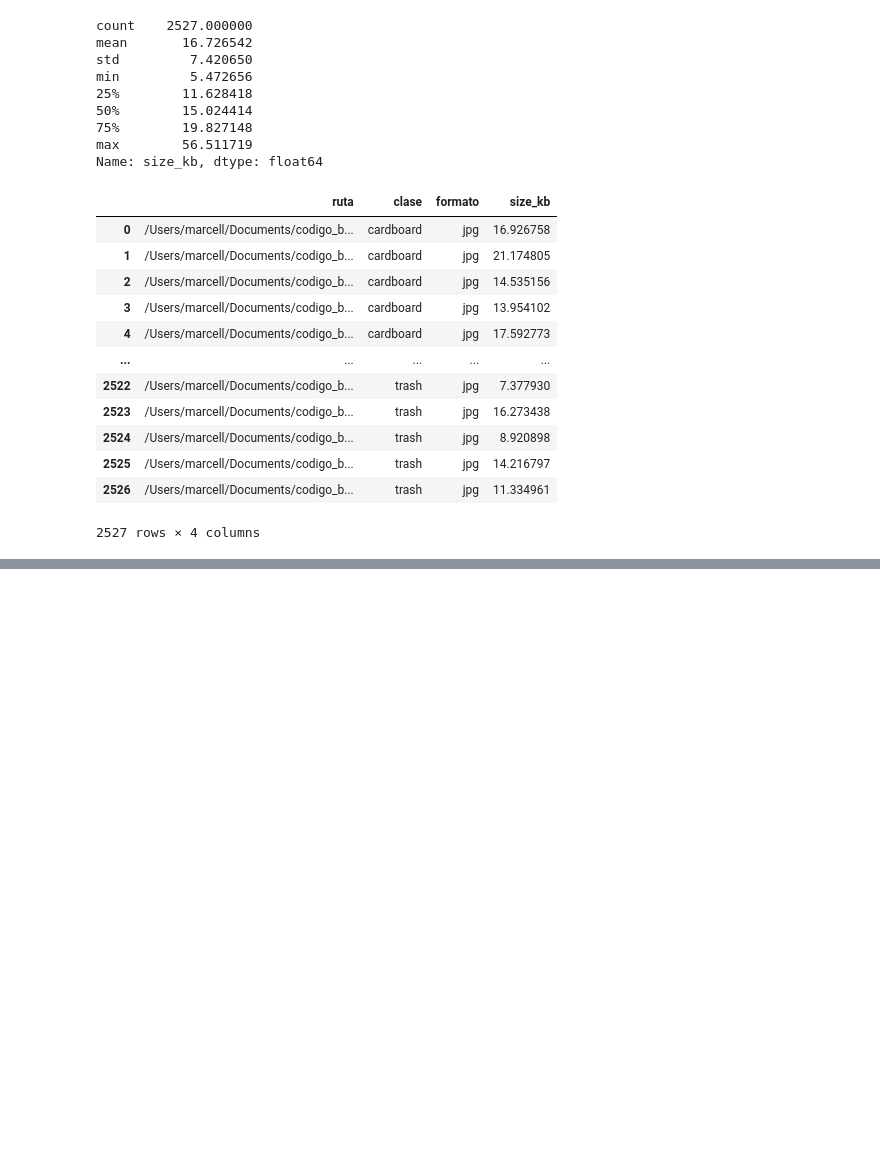
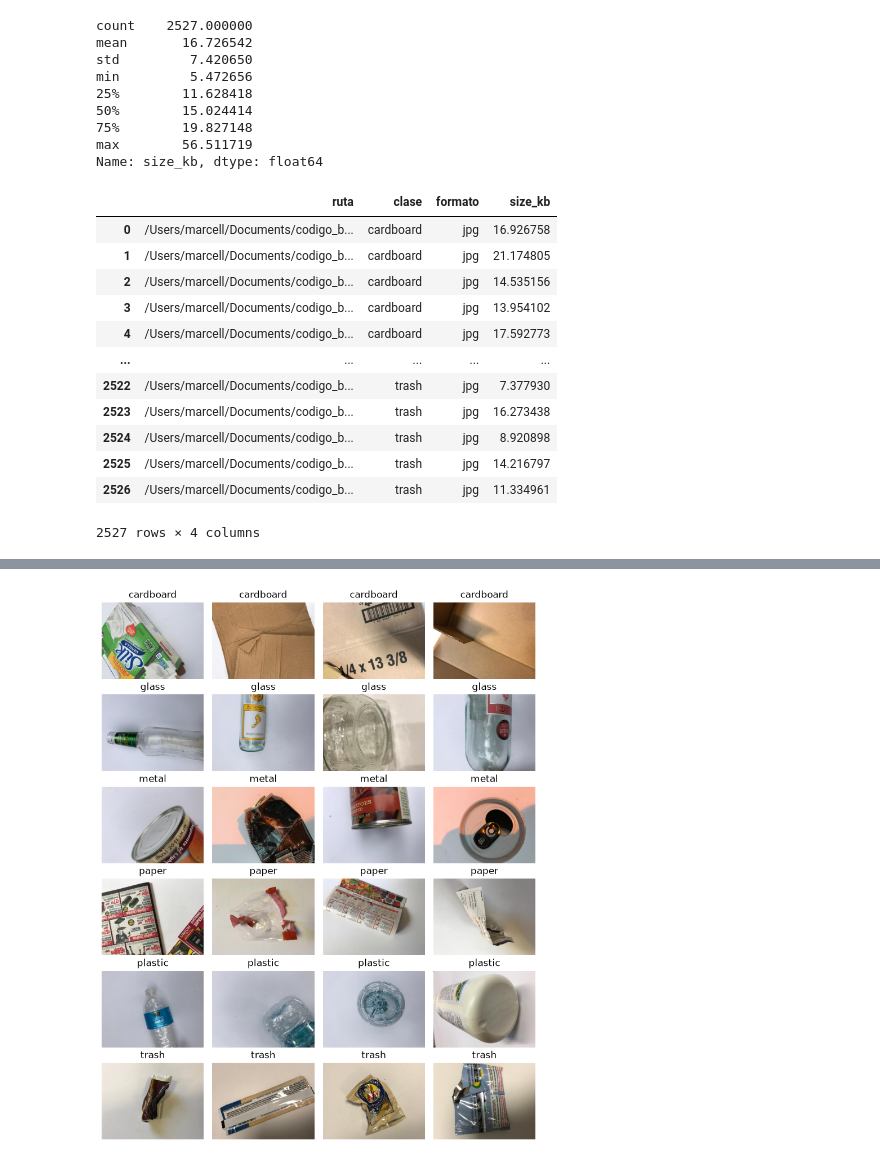
Before and after one commit to marcell-llerena/datascience-g8, a Jupyter notebook: notebooks/20260826_32_EDA_2.ipynb, the cells around one changed output, grey strips where cells are left out. Saved outputs shown, nothing was run; the diff lists cells and outputs as text; code cells hidden in the pictures; blank space fills up the shorter version.

```diff
--- a/notebooks/20260826_32_EDA_2.ipynb
+++ b/notebooks/20260826_32_EDA_2.ipynb
@@ -181,0 +216,5 @@ metadata_df.groupby("clase")["size_kb"].agg(["count", "mean", "median", "min", "
+# %%
+# 11. Calcule la relación de aspecto (ancho/alto) de cada imagen. ¿La relación de aspecto es uniforme o
+# existen imágenes atípicas?
+metadata_df["ratio_aspecto"] = metadata_df["dim_ancho"] / metadata_df["dim_alto"]
+metadata_df["ratio_aspecto"].value_counts()
@@ -181,0 +225,14 @@ metadata_df.groupby("clase")["size_kb"].agg(["count", "mean", "median", "min", "
+# %%
+# 12. Identifique el modo o número de canales de las imágenes (por ejemplo, RGB, escala de grises).
+# ¿Todas tienen la misma estructura de canales?
+
+num_canales = []
+for path_img in metadata_df["ruta"]:
+    img = Image.open(path_img)
+    mode = img.mode
+    num_canales.append(mode)
+
+metadata_df["num_canales"] = num_canales
+metadata_df.head(10)
+
+metadata_df["num_canales"].value_counts()
@@ -181,0 +259,37 @@ metadata_df.groupby("clase")["size_kb"].agg(["count", "mean", "median", "min", "
+# %%
+# 13. Muestre una cuadrícula con varias imágenes aleatorias de cada clase. Describa visualmente qué
+# características parecen diferenciar unas categorías de otras.
+import random
+
+def show_imagenes_random(dataframe, n_imgs_per_class=4, seed=42):
+    random.seed(seed)
+    clases_unicas = sorted(dataframe["clase"].unique())
+    paths = []
+    class_labels = []
+    for clase_unica in clases_unicas:
+        paths.append(
+            random.sample(metadata_df[metadata_df["clase"] == clase_unica]["ruta"].to_list(), 4)
+        )
+        class_labels.append([clase_unica] * n_imgs_per_class)
+
+    fig, axes = plt.subplots(
+        len(clases_unicas),
+        n_imgs_per_class,
+        figsize=(8, 10)
+    )
+
+    for row, (path, class_label) in enumerate(zip(paths, class_labels)):
+        for col, (p, cl) in enumerate(zip(path, class_label)):
+            # print(row, col, p)
+            img = Image.open(p)
+            axes[row, col].imshow(img)
+            axes[row, col].set_title(cl)
+            axes[row, col].axis("off")
+
+    plt.tight_layout()
+    plt.show()
+
+
+show_imagenes_random(metadata_df, seed=100)
+# %% [output]
+[figure, added]
```
Also changed, not shown: parts of 19 cells of this notebook.
